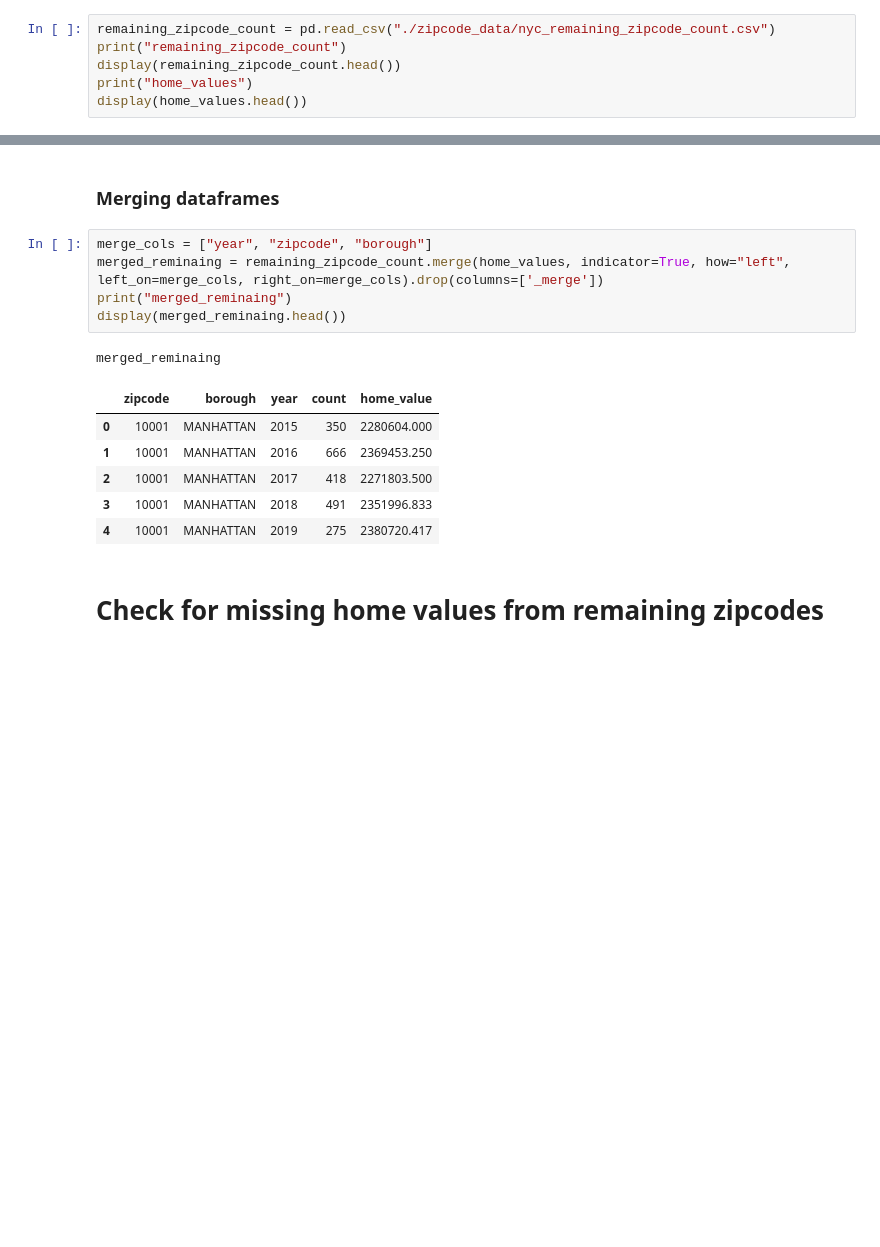
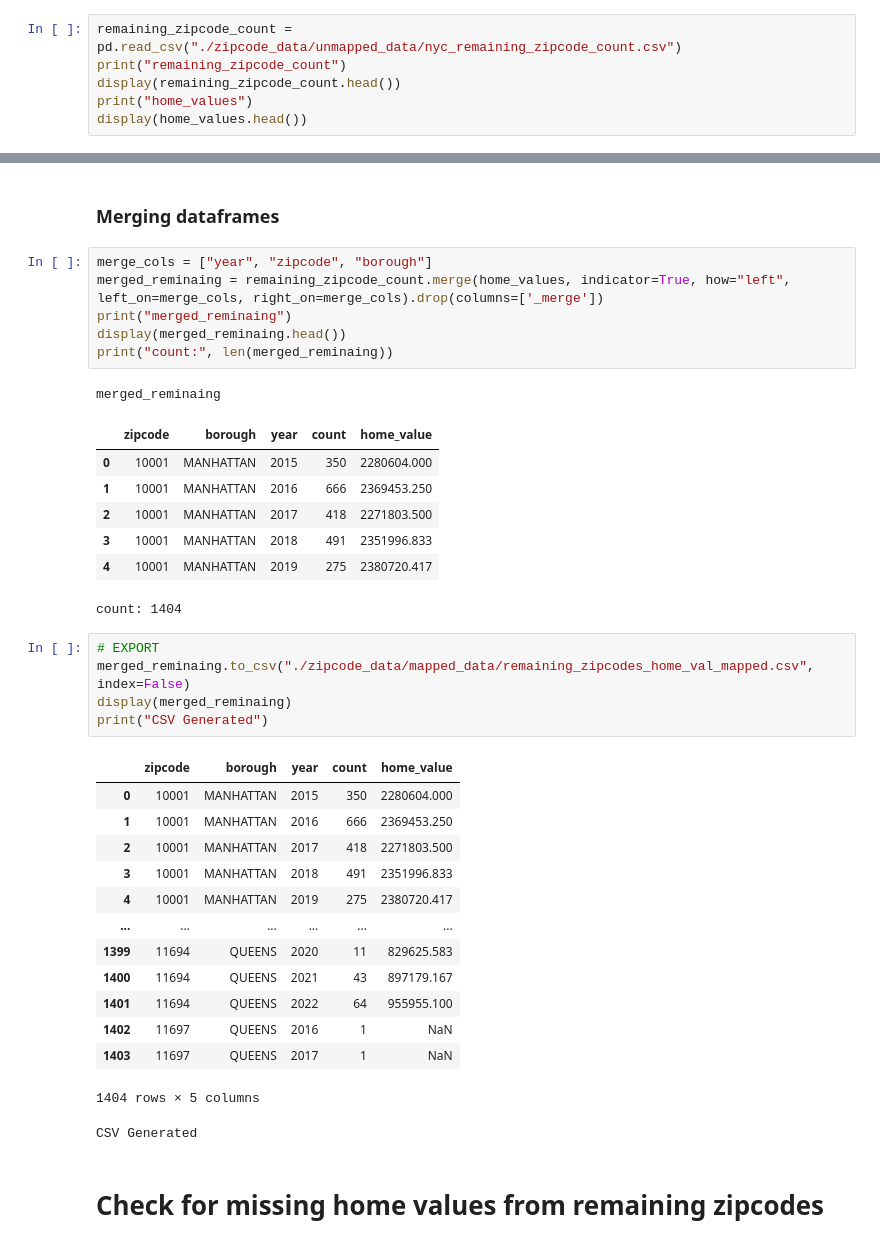
Before and after one commit to hpuma/Airbnb_Rental_Project, a Jupyter notebook: stats/home_value_mapped_zipcode_cumulative.ipynb, the cells around one changed output, grey strips where cells are left out. Cells and saved outputs as stored; diff of their text form; blank space fills up the shorter version.

```diff
--- a/stats/Zillow_home_value_mapped_zipcode_cumulative.ipynb
+++ b/stats/home_value_mapped_zipcode_cumulative.ipynb
@@ -150,7 +181,7 @@ Merge remaining zillow zipcodes (excluding top 5) to remaining airbnb count base
 # %% [markdown]
 ### Dataframes
 # %%
-remaining_zipcode_count = pd.read_csv("./zipcode_data/nyc_remaining_zipcode_count.csv")
+remaining_zipcode_count = pd.read_csv("./zipcode_data/unmapped_data/nyc_remaining_zipcode_count.csv")
 print("remaining_zipcode_count")
 display(remaining_zipcode_count.head())
 print("home_values")
@@ -177,6 +208,7 @@ merge_cols = ["year", "zipcode", "borough"]
 merged_reminaing = remaining_zipcode_count.merge(home_values, indicator=True, how="left", left_on=merge_cols, right_on=merge_cols).drop(columns=['_merge'])
 print("merged_reminaing")
 display(merged_reminaing.head())
+print("count:", len(merged_reminaing))
 # %% [output]
 merged_reminaing
 |  | zipcode | borough | year | count | home_value |
@@ -185,6 +217,27 @@ merged_reminaing
 | 2 | 10001 | MANHATTAN | 2017 | 418 | 2271803.500 |
 | 3 | 10001 | MANHATTAN | 2018 | 491 | 2351996.833 |
 | 4 | 10001 | MANHATTAN | 2019 | 275 | 2380720.417 |
+count: 1404
+# %%
+# EXPORT
+merged_reminaing.to_csv("./zipcode_data/mapped_data/remaining_zipcodes_home_val_mapped.csv", index=False)
+display(merged_reminaing)
+print("CSV Generated")
+# %% [output]
+|  | zipcode | borough | year | count | home_value |
+| 0 | 10001 | MANHATTAN | 2015 | 350 | 2280604.000 |
+| 1 | 10001 | MANHATTAN | 2016 | 666 | 2369453.250 |
+| 2 | 10001 | MANHATTAN | 2017 | 418 | 2271803.500 |
+| 3 | 10001 | MANHATTAN | 2018 | 491 | 2351996.833 |
+| 4 | 10001 | MANHATTAN | 2019 | 275 | 2380720.417 |
+| ... | ... | ... | ... | ... | ... |
+| 1399 | 11694 | QUEENS | 2020 | 11 | 829625.583 |
+| 1400 | 11694 | QUEENS | 2021 | 43 | 897179.167 |
+| 1401 | 11694 | QUEENS | 2022 | 64 | 955955.100 |
+| 1402 | 11697 | QUEENS | 2016 | 1 | NaN |
+| 1403 | 11697 | QUEENS | 2017 | 1 | NaN |
+1404 rows × 5 columns
+CSV Generated
 # %% [markdown]
 # Check for missing home values from remaining zipcodes
 # %%
```
Also changed, not shown: parts of 7 cells of this notebook, 4 other files.
